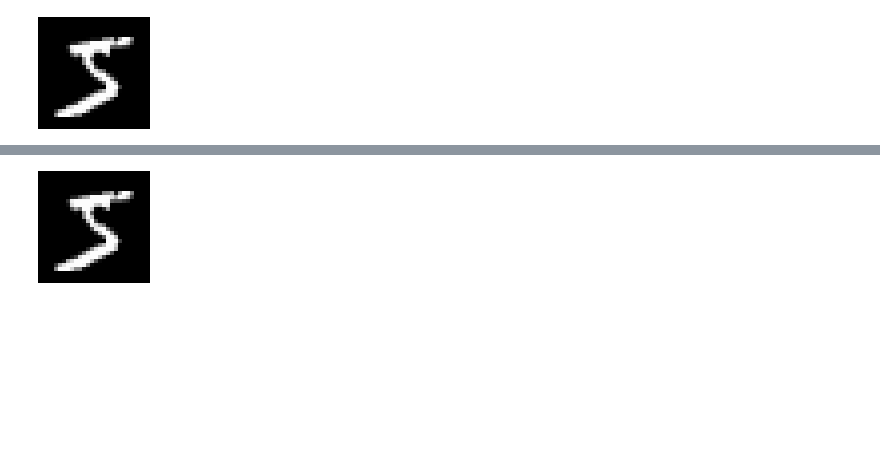
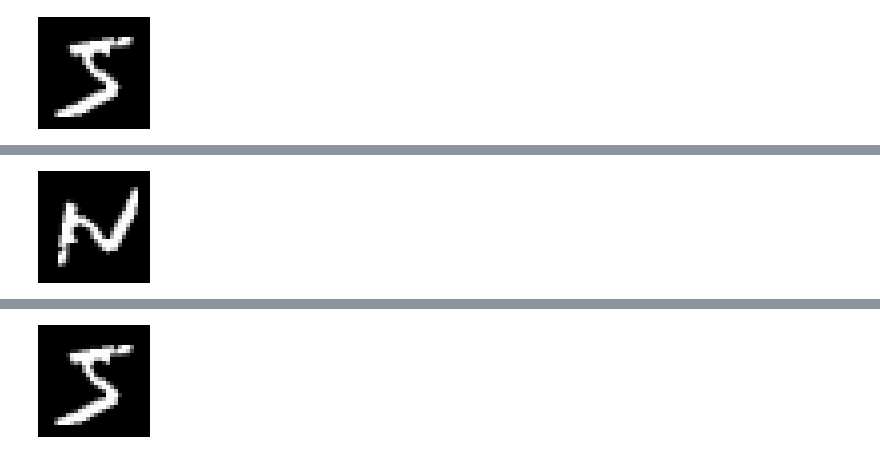
Before and after one commit to davibarreira/Data_Visualization, a Jupyter notebook: Project/Final/TransformImages.ipynb, the cells around one changed output, grey strips where cells are left out. Drawn from its saved outputs; the diff is of its cells as text; code cells hidden in the pictures; blank space fills up the shorter version.

```diff
--- a/Project/Final/TransformImages.ipynb
+++ b/Project/Final/TransformImages.ipynb
@@ -34,3 +76,8 @@ imgw = warp(img, trfm)
+# %%
+# Gray.(reshape(mnist_x[1,:]),28,28)
+convert2i
+# %% [output]
+[figure, added]
 # %%
 hist_equal = adjust_histogram(img, Equalization(nbins = 256))
 gamma_correction = adjust_histogram(img, GammaCorrection(gamma = 2))
```
Also changed, not shown: parts of 6 cells of this notebook, 1 other file.
